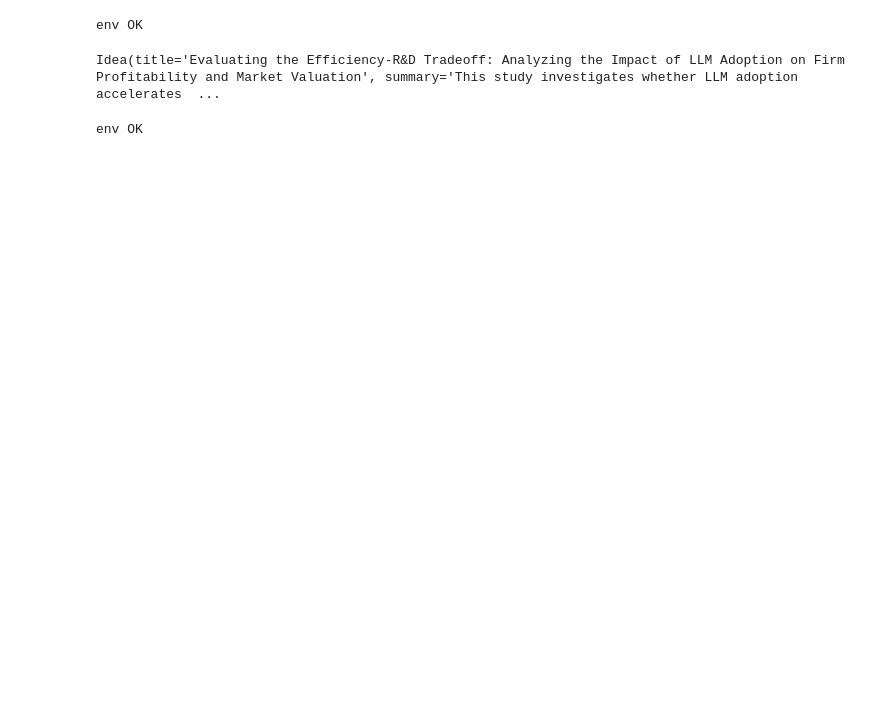
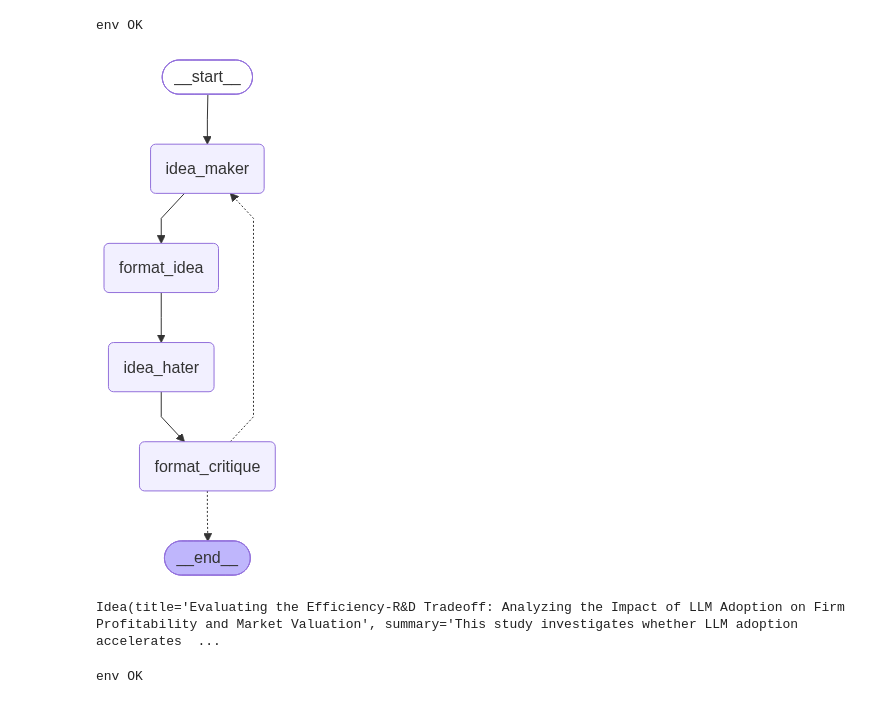
Before and after one commit to martinyuhaohuo/fin_agent, a Jupyter notebook: main_script.ipynb, the cells around one changed output. Drawn from its saved outputs; the diff is of its cells as text; code cells hidden in the pictures; blank space fills up the shorter version.

```diff
--- a/main_script.ipynb
+++ b/main_script.ipynb
@@ -4,6 +4,15 @@ from agent.planning.context import IdeaContext
 from agent.planning.tracing import langfuse_handler
 # %% [output]
 env OK
+# %%
+from IPython.display import Image, display
+
+try:
+    display(Image(graph.get_graph().draw_mermaid_png()))
+except Exception:
+    print(graph.get_graph().draw_ascii())
+# %% [output]
+[figure, added]
 # %%
 ctx = IdeaContext(
     research_topic="AI diffusion and productivity growth. Focus on causal inference",
```
Also changed, not shown: parts of 4 cells of this notebook, 12 other files.
